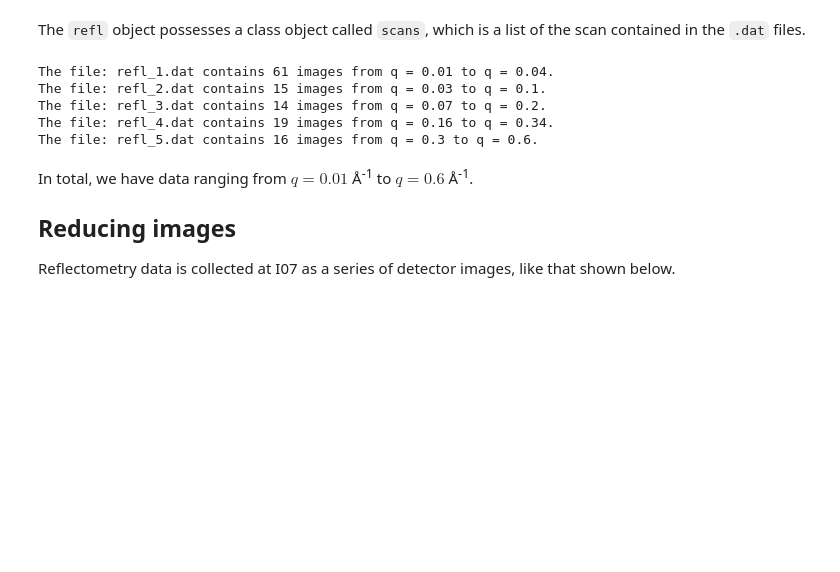
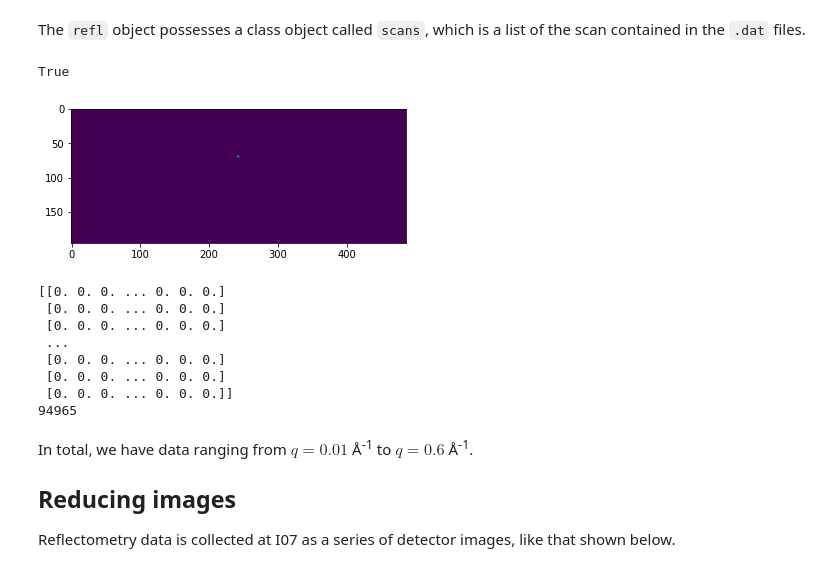
Before and after one commit to DiamondLightSource/islatu, a Jupyter notebook: docs/source/liquid_surface.ipynb, the cells around one changed output. Saved outputs shown, nothing was run; the diff lists cells and outputs as text; code cells hidden in the pictures; blank space fills up the shorter version.

```diff
--- a/docs/source/liquid_surface.ipynb
+++ b/docs/source/liquid_surface.ipynb
@@ -41,12 +41,3 @@ In this case, as we are detailing with I07 `.dat` files, we use `islatu.io.i07_d
 refl = Profile(files, i07_dat_parser)
 # %% [markdown]
 The `refl` object possesses a class object called `scans`, which is a list of the scan contained in the `.dat` files.
-# %%
-for i in refl.scans:
-    print(i)
-# %% [output]
-The file: refl_1.dat contains 61 images from q = 0.01 to q = 0.04.
-The file: refl_2.dat contains 15 images from q = 0.03 to q = 0.1.
-The file: refl_3.dat contains 14 images from q = 0.07 to q = 0.2.
-The file: refl_4.dat contains 19 images from q = 0.16 to q = 0.34.
-The file: refl_5.dat contains 16 images from q = 0.3 to q = 0.6.
@@ -53,3 +47,25 @@ The file: refl_5.dat contains 16 images from q = 0.3 to q = 0.6.
+# %%
+(a > 0).any()
+# %% [output]
+True
+# %%
+for i in refl.scans:
+    im = Image(i.data["file"][0], i.data, i.metadata)
+    plt.imshow(im.n)
+    plt.show()
+    print(im.n)
+    print(im.n.size)
+    break
+# %% [output]
+[figure, added]
+[[0. 0. 0. ... 0. 0. 0.]
+ [0. 0. 0. ... 0. 0. 0.]
+ [0. 0. 0. ... 0. 0. 0.]
+ ...
+ [0. 0. 0. ... 0. 0. 0.]
+ [0. 0. 0. ... 0. 0. 0.]
+ [0. 0. 0. ... 0. 0. 0.]]
+94965
 # %% [markdown]
 In total, we have data ranging from $q=0.01$ Å<sup>-1</sup> to $q = 0.6$ Å<sup>-1</sup>.
 
```
Also changed, not shown: parts of 1 cell of this notebook, 7 other files.
